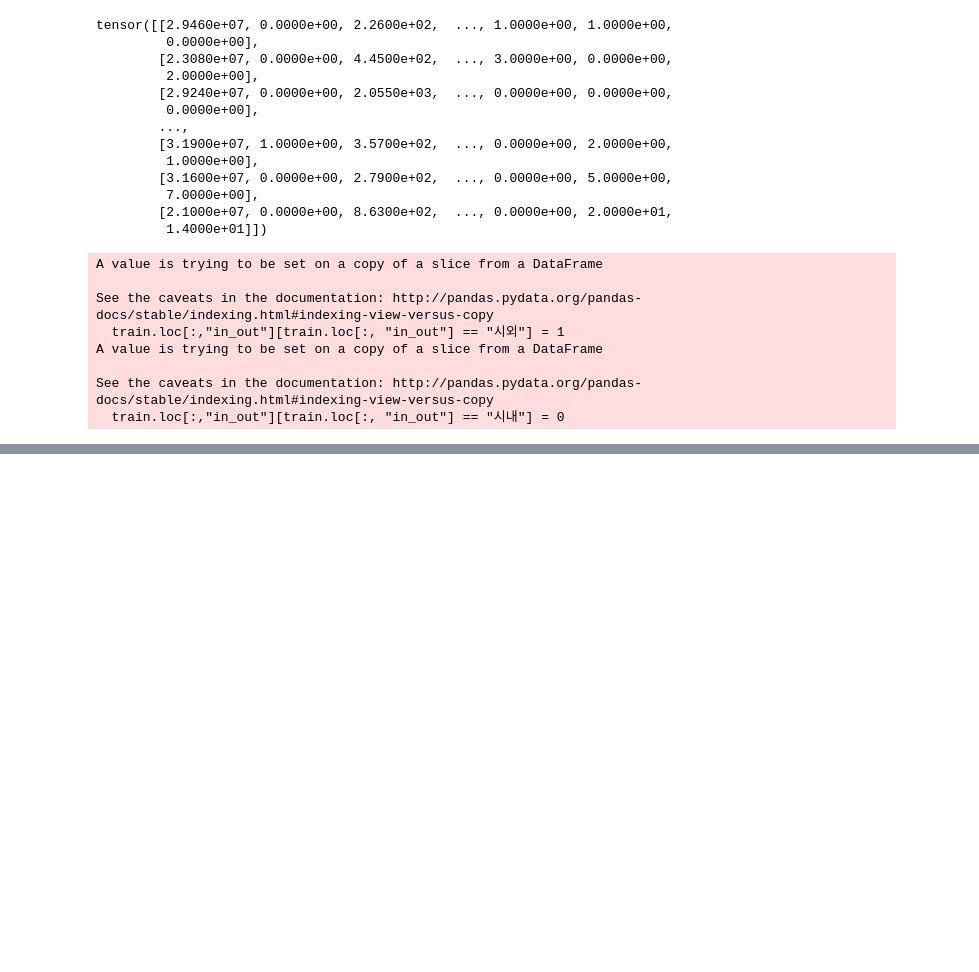
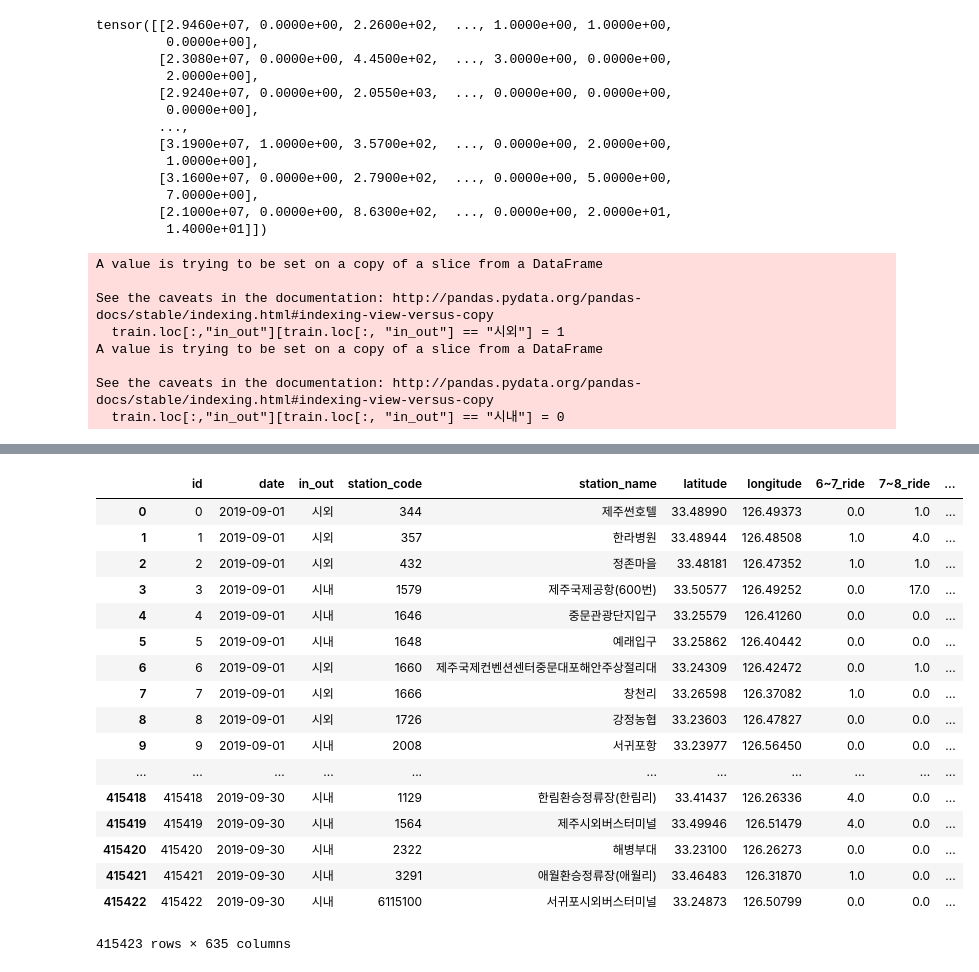
Before and after one commit to JunhoKim94/Jeju-BigData-Competition_SKKU, a Jupyter notebook: Practice.ipynb, the cells around one changed output, grey strips where cells are left out. Saved outputs shown, nothing was run; the diff lists cells and outputs as text; code cells hidden in the pictures; blank space fills up the shorter version.

```diff
--- a/Practice.ipynb
+++ b/Practice.ipynb
@@ -175,0 +214,2 @@ train
+# %%
+data = pd.get_dummies(train,columns=['bus_route_id'])
@@ -179,0 +296,21 @@ len(train.columns)
+# %%
+data
+# %% [output]
+|  | id | date | in_out | station_code | station_name | latitude | longitude | 6~7_ride | 7~8_ride | ... |
+| 0 | 0 | 2019-09-01 | 시외 | 344 | 제주썬호텔 | 33.48990 | 126.49373 | 0.0 | 1.0 | ... |
+| 1 | 1 | 2019-09-01 | 시외 | 357 | 한라병원 | 33.48944 | 126.48508 | 1.0 | 4.0 | ... |
+| 2 | 2 | 2019-09-01 | 시외 | 432 | 정존마을 | 33.48181 | 126.47352 | 1.0 | 1.0 | ... |
+| 3 | 3 | 2019-09-01 | 시내 | 1579 | 제주국제공항(600번) | 33.50577 | 126.49252 | 0.0 | 17.0 | ... |
+| 4 | 4 | 2019-09-01 | 시내 | 1646 | 중문관광단지입구 | 33.25579 | 126.41260 | 0.0 | 0.0 | ... |
+| 5 | 5 | 2019-09-01 | 시내 | 1648 | 예래입구 | 33.25862 | 126.40442 | 0.0 | 0.0 | ... |
+| 6 | 6 | 2019-09-01 | 시외 | 1660 | 제주국제컨벤션센터중문대포해안주상절리대 | 33.24309 | 126.42472 | 0.0 | 1.0 | ... |
+| 7 | 7 | 2019-09-01 | 시외 | 1666 | 창천리 | 33.26598 | 126.37082 | 1.0 | 0.0 | ... |
+| 8 | 8 | 2019-09-01 | 시외 | 1726 | 강정농협 | 33.23603 | 126.47827 | 0.0 | 0.0 | ... |
+| 9 | 9 | 2019-09-01 | 시내 | 2008 | 서귀포항 | 33.23977 | 126.56450 | 0.0 | 0.0 | ... |
+| ... | ... | ... | ... | ... | ... | ... | ... | ... | ... | ... |
+| 415418 | 415418 | 2019-09-30 | 시내 | 1129 | 한림환승정류장(한림리) | 33.41437 | 126.26336 | 4.0 | 0.0 | ... |
+| 415419 | 415419 | 2019-09-30 | 시내 | 1564 | 제주시외버스터미널 | 33.49946 | 126.51479 | 4.0 | 0.0 | ... |
+| 415420 | 415420 | 2019-09-30 | 시내 | 2322 | 해병부대 | 33.23100 | 126.26273 | 0.0 | 0.0 | ... |
+| 415421 | 415421 | 2019-09-30 | 시내 | 3291 | 애월환승정류장(애월리) | 33.46483 | 126.31870 | 1.0 | 0.0 | ... |
+| 415422 | 415422 | 2019-09-30 | 시내 | 6115100 | 서귀포시외버스터미널 | 33.24873 | 126.50799 | 0.0 | 0.0 | ... |
+415423 rows × 635 columns
```
Also changed, not shown: parts of 23 cells of this notebook, 4 other files.
